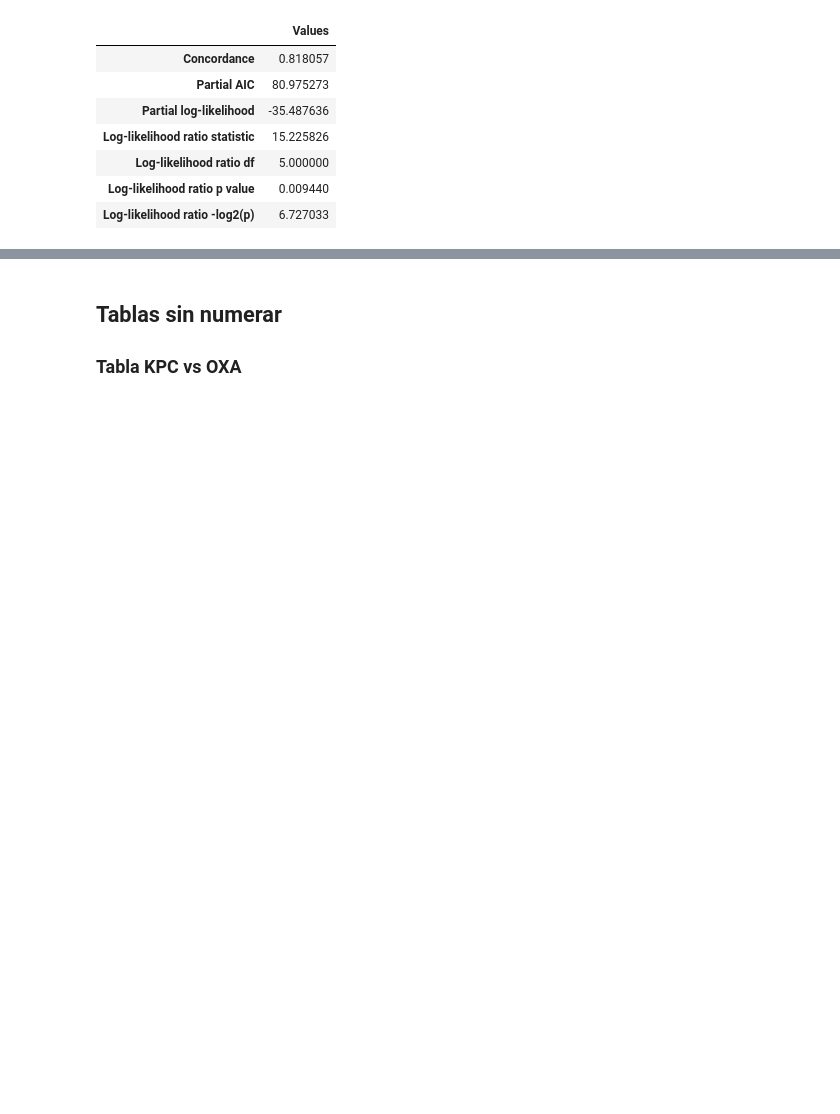
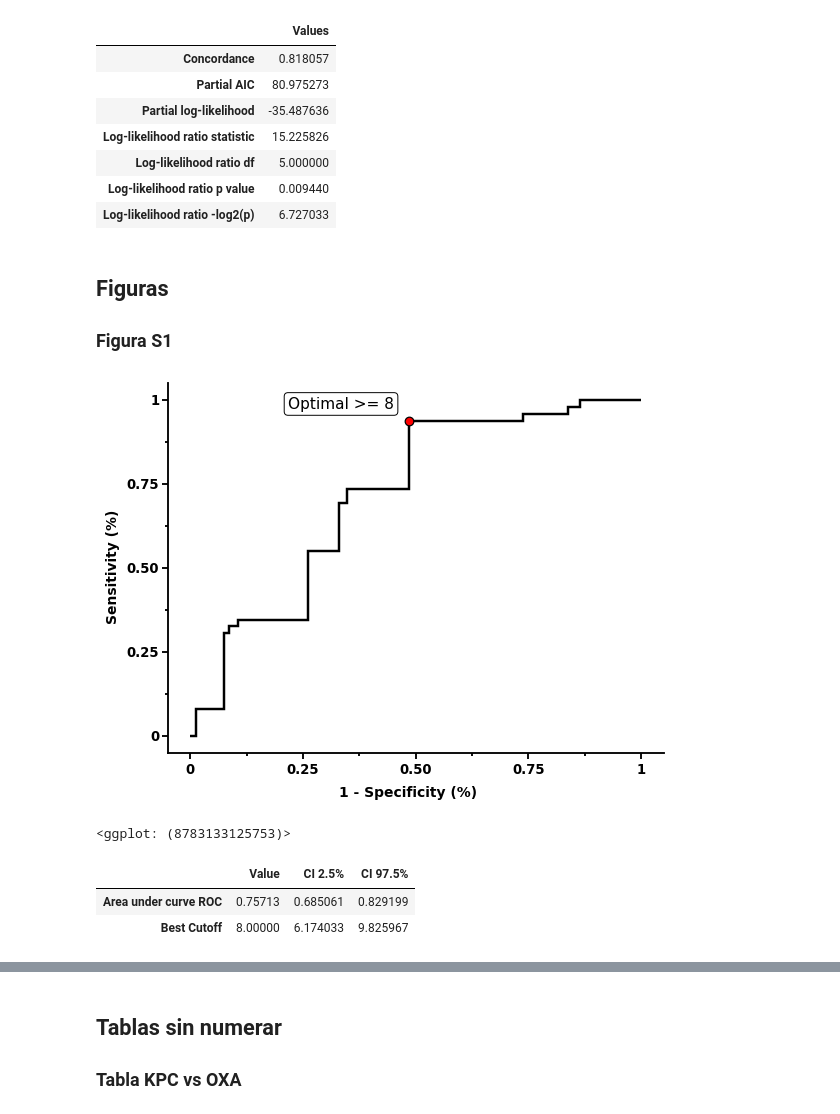
Before and after one commit to JuantonioMS/pystats_utils_base, a Jupyter notebook: test.ipynb, the cells around one changed output, grey strips where cells are left out. Cells and saved outputs as stored; diff of their text form; code cells hidden in the pictures; blank space fills up the shorter version.

Commit message:
Roc curves build up

```diff
--- a/test.ipynb
+++ b/test.ipynb
@@ -775,3 +775,38 @@ result.summary
 | Log-likelihood ratio df | 5.000000 |
 | Log-likelihood ratio p value | 0.009440 |
 | Log-likelihood ratio -log2(p) | 6.727033 |
+# %% [markdown]
+## Figuras
+
+### Figura S1
+# %%
+import pandas as pd
+
+dataframe = pd.read_excel("./test/database/database.xlsx")
+workDataframe = dataframe[dataframe["Cohort_Global"] == "yes"]
+
+from pystats_utils.plot import RocCurvePlot
+
+plot = RocCurvePlot(dataframe = workDataframe,
+                    classVariable = "Mortality_31d",
+                    targetVariable = "ICS_SOT_score").run(title = "")
+
+from pystats_utils.test.value_comparison import RocAnalysis
+
+result = RocAnalysis(dataframe = workDataframe,
+                     classVariable = "Mortality_31d",
+                     targetVariable = "ICS_SOT_score").run()
+
+result.summary.to_excel("figura_s1_tabla_raw.xlsx")
+plot.save("figura_s1_raw.png", dpi = 300)
+
+plot
+# %% [output]
+[figure, added]
+<ggplot: (8783133125753)>
+# %%
+result.summary
+# %% [output]
+|  | Value | CI 2.5% | CI 97.5% |
+| Area under curve ROC | 0.75713 | 0.685061 | 0.829199 |
+| Best Cutoff | 8.00000 | 6.174033 | 9.825967 |
```
Also changed, not shown: parts of 12 cells of this notebook, 11 other files.
